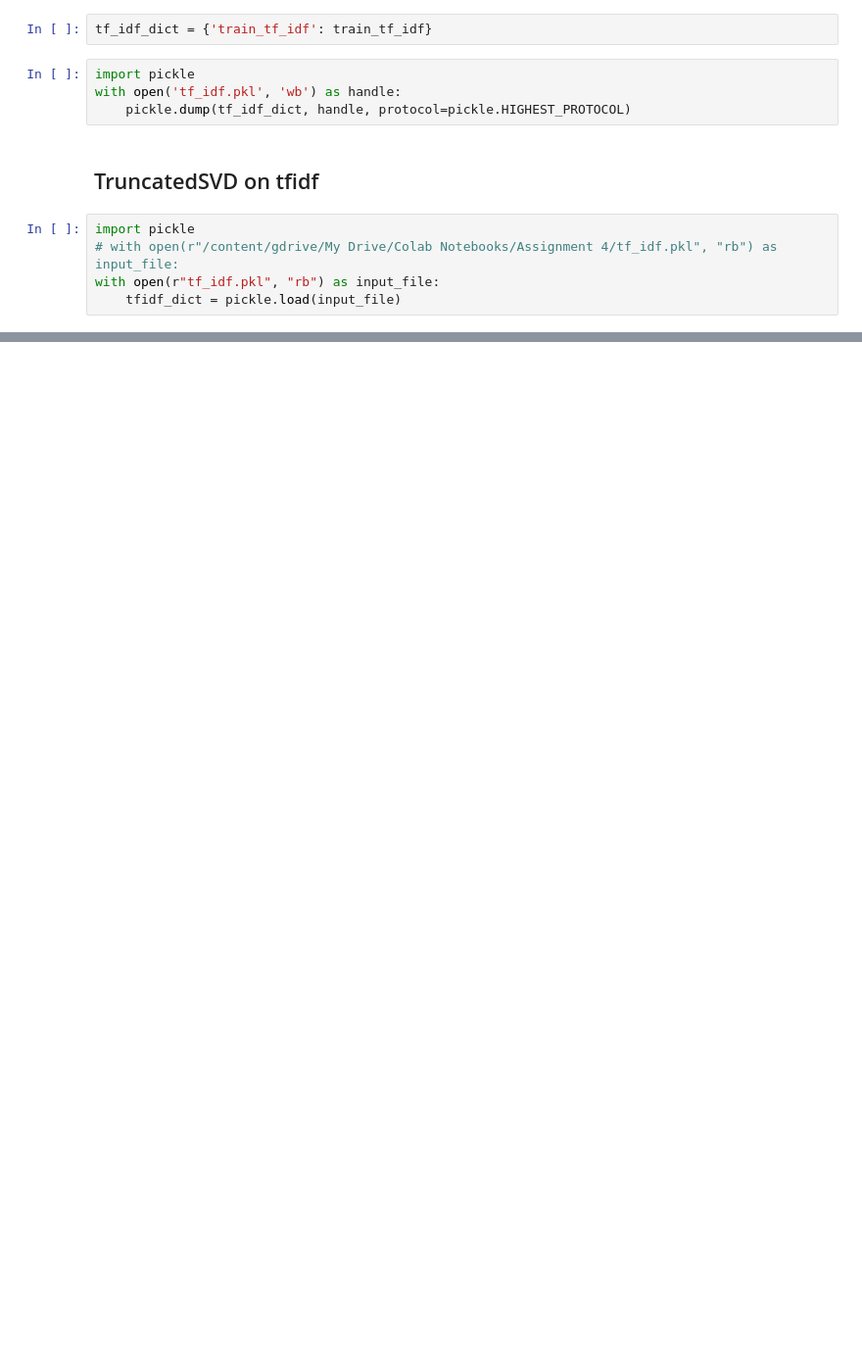
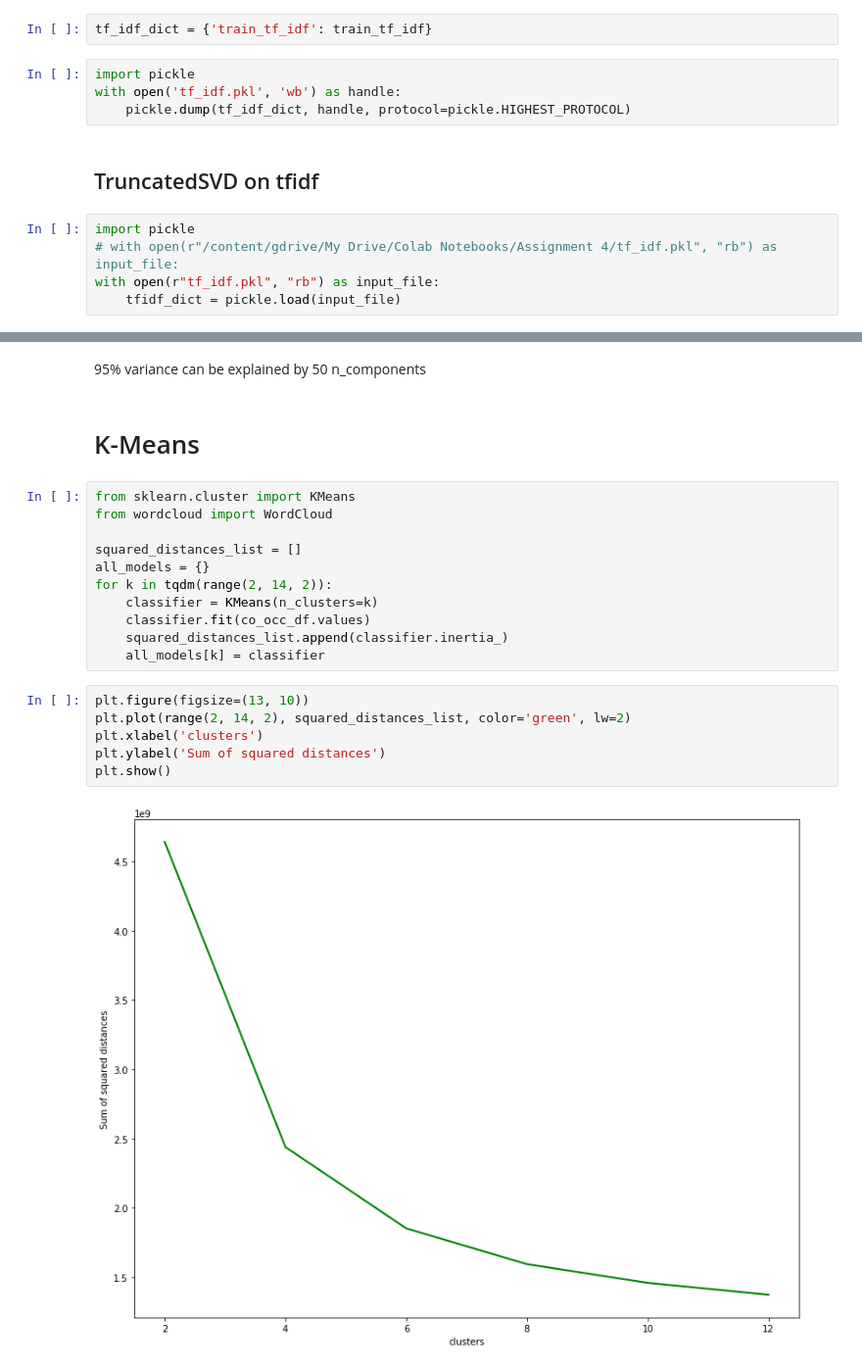
Before and after one commit to rajendrac3/Machine-Learning, a Jupyter notebook: Apply Truncated SVD on Amazon reviews data set/Apply Truncated SVD on Amazon reviews data set.ipynb, the cells around one changed output, grey strips where cells are left out. Shown: that part at 98% size. Saved outputs shown, nothing was run; the diff lists cells and outputs as text; blank space fills up the shorter version.

```diff
--- a/Apply Truncated SVD on Amazon reviews data set/Apply Truncated SVD on Amazon reviews data set.ipynb
+++ b/Apply Truncated SVD on Amazon reviews data set/Apply Truncated SVD on Amazon reviews data set.ipynb
@@ -687,0 +509,23 @@ cluster 7 represents tea related information eg. tea, green, tasty<br/>
+# %% [markdown]
+95% variance can be explained by 50 n_components
+# %% [markdown]
+# K-Means
+# %%
+from sklearn.cluster import KMeans
+from wordcloud import WordCloud
+
+squared_distances_list = []
+all_models = {}
+for k in tqdm(range(2, 14, 2)):
+    classifier = KMeans(n_clusters=k)
+    classifier.fit(co_occ_df.values)
+    squared_distances_list.append(classifier.inertia_)
+    all_models[k] = classifier
+# %%
+plt.figure(figsize=(13, 10))
+plt.plot(range(2, 14, 2), squared_distances_list, color='green', lw=2)
+plt.xlabel('clusters')
+plt.ylabel('Sum of squared distances')
+plt.show()
+# %% [output]
+[figure, added]
```
Also changed, not shown: parts of 61 cells of this notebook, 3 other files.
